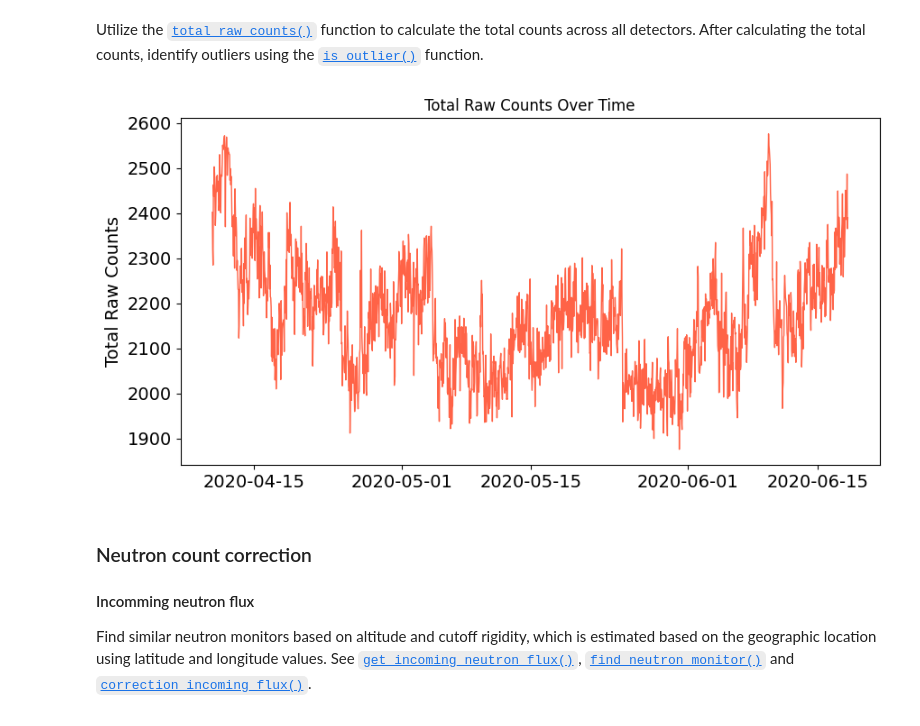
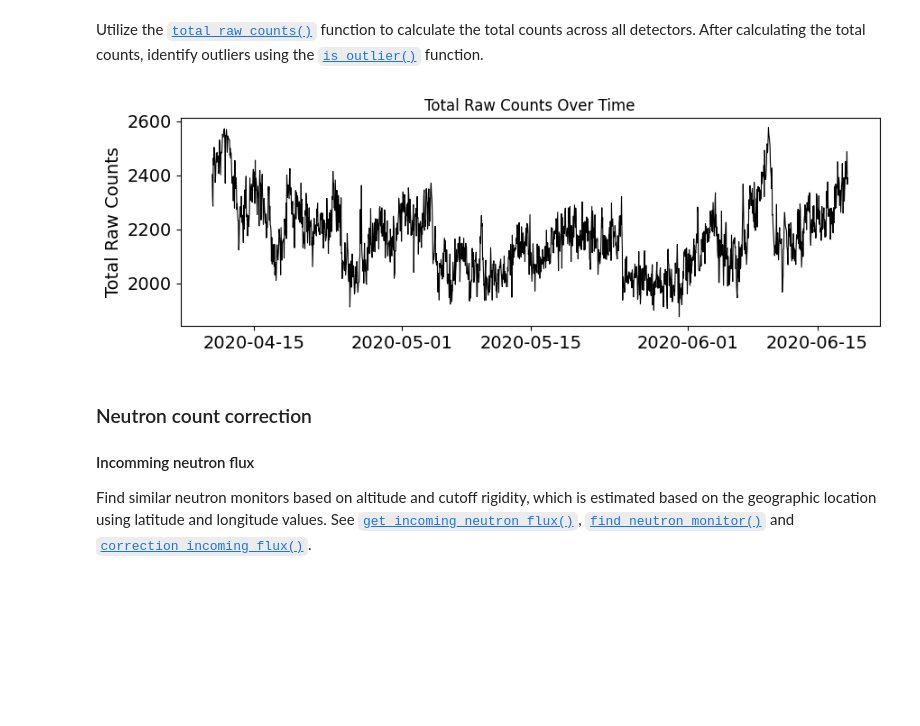
Before and after one commit to soilwater/crnpy, a Jupyter notebook: docs/examples/stationary/example_RDT_station.ipynb, the cells around one changed output. Cells and saved outputs as stored; diff of their text form; code cells hidden in the pictures; blank space fills up the shorter version.

```diff
--- a/docs/examples/stationary/example_RDT_station.ipynb
+++ b/docs/examples/stationary/example_RDT_station.ipynb
@@ -60,22 +60,21 @@ df['total_raw_counts'] = crnpy.total_raw_counts(df[cols_counts], nan_strategy='a
 # %%
 # Plot total counts
 # Create a new figure and plot the data
-fig, ax = plt.subplots(figsize=(10, 5))  # Set the figure size
-ax.plot(df['timestamp'], df['total_raw_counts'], color='tomato', linewidth=1.0)
-
+fig, ax = plt.subplots(figsize=(10, 3))  # Set the figure size
+ax.plot(df['timestamp'], df['total_raw_counts'], label='Raw Counts', color='black', linewidth=.8)
 # Set the labels for the x-axis and y-axis
 ax.set_ylabel("Total Raw Counts", fontsize=14)
 
 # Set the title of the plot
 ax.set_title('Total Raw Counts Over Time')
 
 # Adjust size of axes labels
 ax.tick_params(axis='both', which='major', labelsize=14)
 
 # Show the plot
 plt.show()
 # %% [output]
-[figure, old version]
+[figure, new version]
 # %% [markdown]
 ### Neutron count correction
 
```
Also changed, not shown: parts of 5 cells of this notebook, 11 other files.
